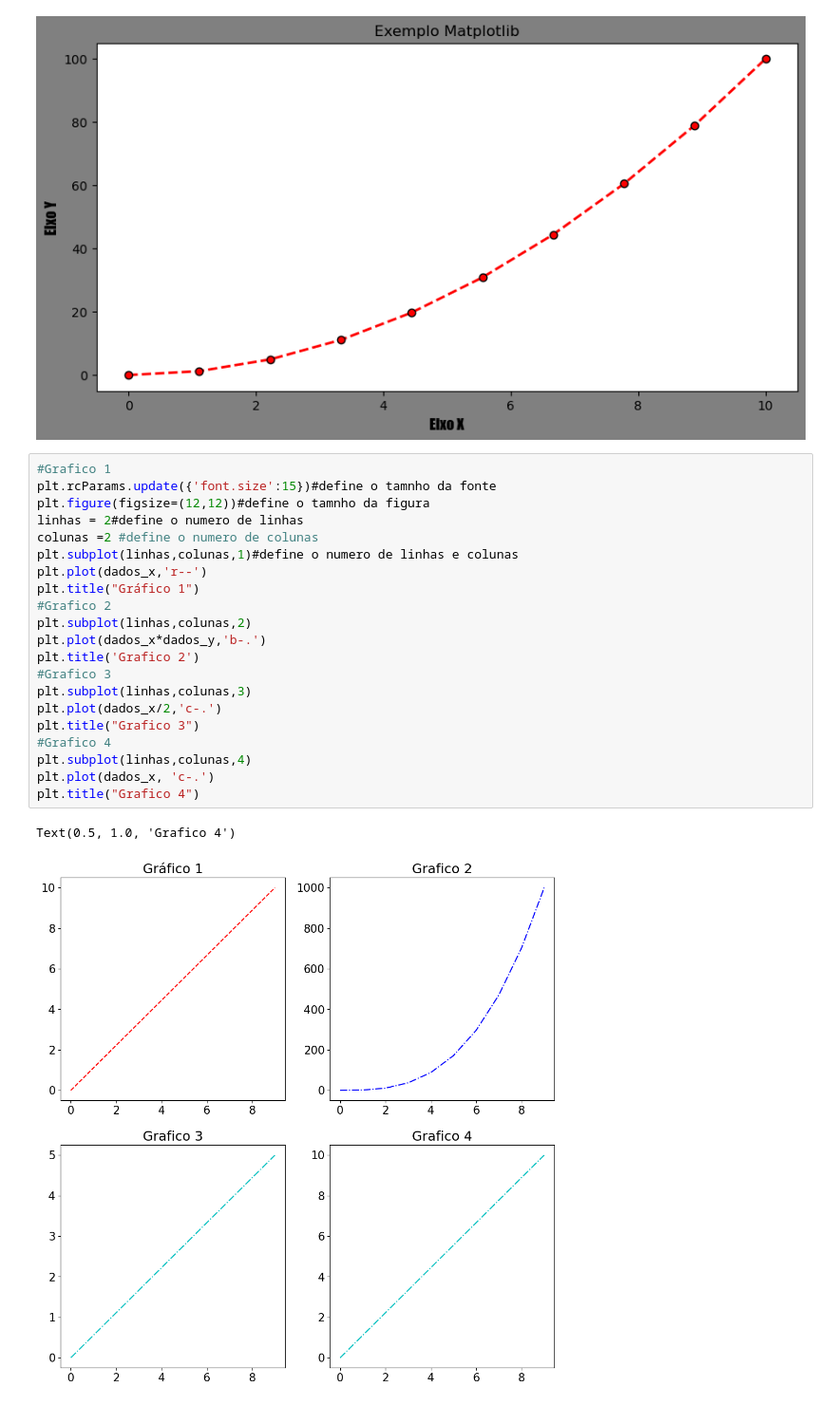
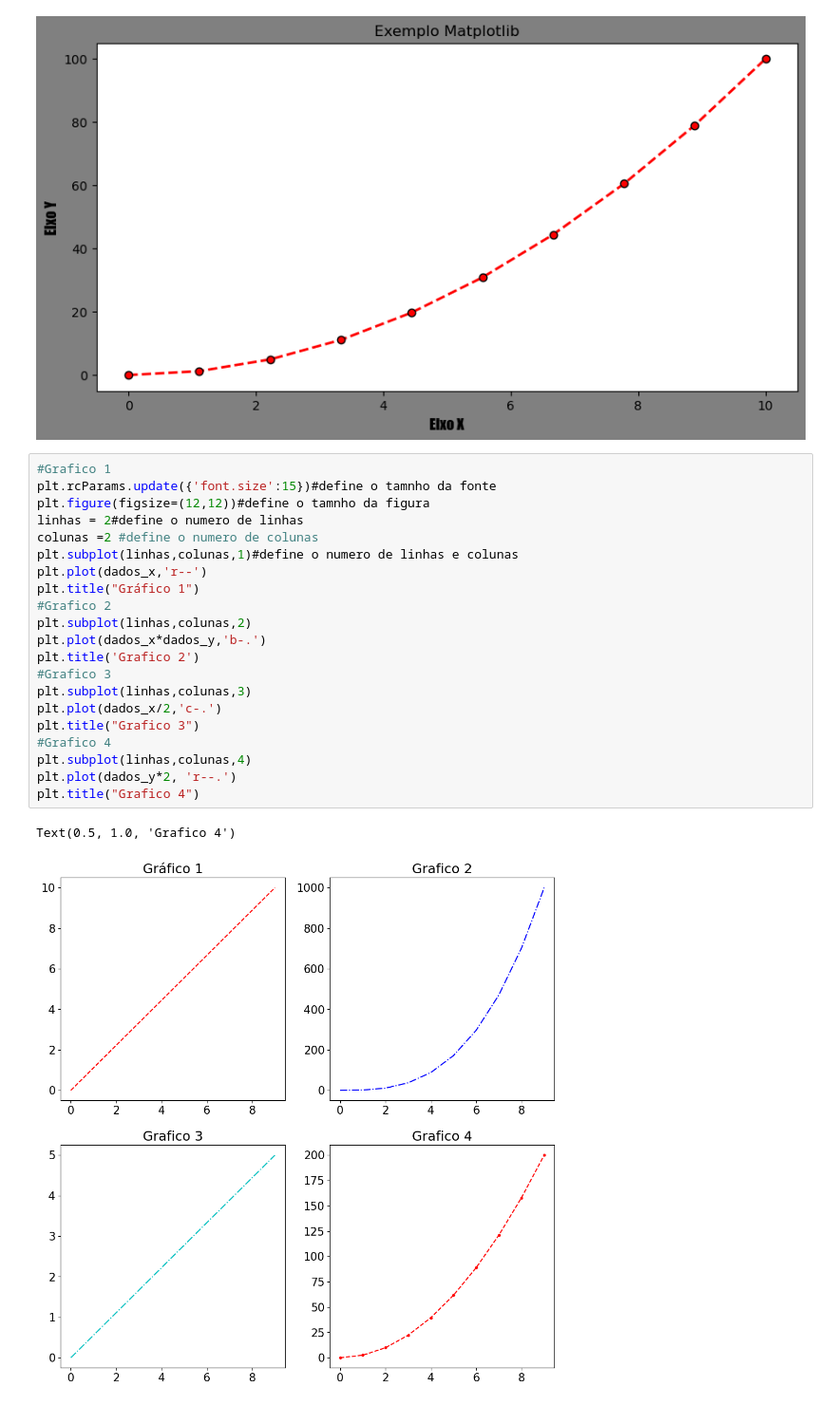
Before and after one commit to RSVictor/Codigos_IABD2024, a Jupyter notebook: Aula 03/exemplomatiplotilib.ipynb, the cells around one changed output. Shown at 95% size. Saved outputs shown, nothing was run; the diff lists cells and outputs as text.

```diff
--- a/Aula 03/exemplomatiplotilib.ipynb
+++ b/Aula 03/exemplomatiplotilib.ipynb
@@ -33,24 +33,24 @@ plt.plot(dados_x,dados_y,
 # %%
 #Grafico 1
 plt.rcParams.update({'font.size':15})#define o tamnho da fonte
 plt.figure(figsize=(12,12))#define o tamnho da figura
 linhas = 2#define o numero de linhas
 colunas =2 #define o numero de colunas
 plt.subplot(linhas,colunas,1)#define o numero de linhas e colunas
 plt.plot(dados_x,'r--')
 plt.title("Gráfico 1")
 #Grafico 2
 plt.subplot(linhas,colunas,2)
 plt.plot(dados_x*dados_y,'b-.')
 plt.title('Grafico 2')
 #Grafico 3
 plt.subplot(linhas,colunas,3)
 plt.plot(dados_x/2,'c-.')
 plt.title("Grafico 3")
 #Grafico 4
 plt.subplot(linhas,colunas,4)
-plt.plot(dados_x, 'c-.')
+plt.plot(dados_y*2, 'r--.')
 plt.title("Grafico 4")
 # %% [output]
 Text(0.5, 1.0, 'Grafico 4')
-[figure, old version]
+[figure, new version]
```
